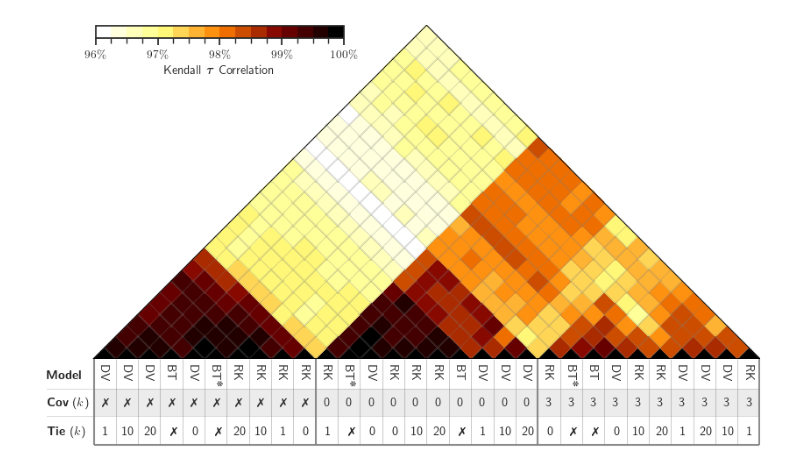
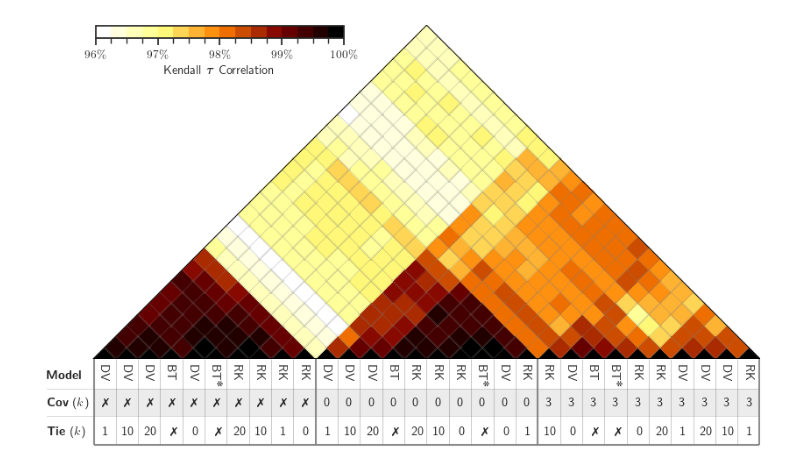
Before and after one commit to suquark/leaderbot, a Jupyter notebook: notebooks/Kendall.ipynb, the cells around one changed output. Saved outputs shown, nothing was run; the diff lists cells and outputs as text; code cells hidden in the pictures.

```diff
--- a/notebooks/Kendall.ipynb
+++ b/notebooks/Kendall.ipynb
@@ -207,21 +268,28 @@ def cor_plot(fig, ax, matrix, names, horizontal=True, cmap=None):
 # %%
-order = np.array([30, 18, 26, 14, 22, 10, 6, 3, 19, 7, 4, 1]) - 1
-
 #n_models = order.size
 n_models = scores.shape[0]
 stat= np.zeros((n_models, n_models), dtype=float)
 pvalue = np.zeros((n_models, n_models), dtype=float)
 
-rng = slice(None, None)
+# SET THIS to TRUE FOR WEIGHTED KENDALL, OR SET TO FALSE FOR UNWEIGHTED KENDALL.
+# The weighedt kendall uses the probabbility of a match between i and j as weight. That is
+# we_{ij} = P({i, j} | E) where E is the set of all pairs. P({i, j} | E) = n_{ij} / sum_{{i, j} in E} n_{ij}
+use_weight = False
 
-for i in range(n_models):
-    for j in range(i, n_models):
-        res = stats.kendalltau(scores[i, rng], scores[j, rng], variant='b', alternative='two-sided')
+for p in range(n_models):
+    for q in range(p, n_models):
+        # res = stats.kendalltau(scores[p, :], scores[q, :], variant='b', alternative='two-sided')
+        # stat[i, j] = res.statistic
 
-        stat[i, j] = res.statistic
-        stat[j, i] = stat[i, j]
-        pvalue[i, j] = res.pvalue
-        pvalue[j, i] = pvalue[i, j]
+        # Unweighted Kendall Tau
+        if use_weight:
+            stat[p, q] = kendalltau(scores[p, :], scores[q, :], weights, indices)
+        else:
+            stat[p, q] = kendalltau(scores[p, :], scores[q, :])
+
+        stat[q, p] = stat[p, q]
+        # pvalue[p, q] = res.pvalue
+        # pvalue[p, q] = pvalue[q, p]
 # %%
 # fig, ax = plt.subplots(figsize=(14, 14))
 fig = plt.figure(figsize=(10.5, 12))
@@ -231,7 +299,8 @@ ax_top = fig.add_subplot(gs[0])
 ax_top.set_aspect(2.0)
 ax_top.set_frame_on(False)  # Turn off the frame
 
-ordered_stat, indices = reorder(stat)
+method = 'average'
+ordered_stat, indices = reorder(stat, method=method, convert_to_dist=True)
 
 # indices = np.array([
 #     4, 1, 7, 8, 9, 10, 19, 20, 21, 22,
@@ -239,7 +308,9 @@ ordered_stat, indices = reorder(stat)
 #     5, 2, 11, 12, 13, 14, 23, 24, 25, 26,
 # ]) - 1
 
-indices = np.r_[indices[:10], indices[20:], indices[10:20]]
+# indices = np.r_[indices[:10], indices[20:], indices[10:20]]
+#indices = np.r_[indices[:10], indices[10:20][::-1], indices[20:30]]
+#indices = np.r_[indices[:10], indices[20:][::-1], indices[10:20][::-1]]
 
 
 ordered_stat = stat[np.ix_(indices, indices)]
@@ -259,7 +330,7 @@ with texplot.theme(use_latex=True, font_scale=0.85):
 
     cmap = plt.cm.afmhot_r
 
-    X, Y = cor_plot(fig, ax_top, ordered_stat, ordered_names, horizontal=True, cmap=cmap)
+    X, Y, cb = cor_plot(fig, ax_top, ordered_stat, ordered_names, horizontal=True, cmap=cmap, use_weight=use_weight)
 
     ax_bottom = fig.add_subplot(gs[1], sharex=ax_top)
     ax_bottom.set_aspect(0.24)
@@ -280,32 +351,38 @@ with texplot.theme(use_latex=True, font_scale=0.85):
         x = 2.0*(X[i, i]+Y[i, i])
         if i == 0: x += epsilon
         if i == n-1: x -= epsilon
         if i % 10 == 0:
             linewidth = 1.5
             color = (0.5, 0.5, 0.5, 0.9)
         else:
             linewidth = 0.75
             color = (0.5, 0.5, 0.5, 0.4)
         ax_bottom.vlines(x, 0.27, 1.35, color=color, linewidth=linewidth)
 
     ax_bottom.text(-1.14, 0.52, r'\textbf{Model}')
     ax_bottom.text(-1.14, 0.87, r'\textbf{Cov} ($k$)')
     ax_bottom.text(-1.14, 1.23, r'\textbf{Tie} ($k$)')
 
     #ax_bottom.hlines(0.22, -1.15, 1, color=(0.5, 0.5, 0.5, 0.4), linewidth=0.5)
     ax_bottom.hlines(0.65, -1.15, 1, color=(0.5, 0.5, 0.5, 0.4), linewidth=0.5)
     ax_bottom.hlines(0.99, -1.15, 1, color=(0.5, 0.5, 0.5, 0.4), linewidth=0.5)
     ax_bottom.hlines(1.35, -1+epsilon, 1-epsilon, color=(0.5, 0.5, 0.5, 0.9), linewidth=1.5)
     #ax_bottom.vlines(-1.15, 0.22, 1.25, color=(0.5, 0.5, 0.5, 0.4), linewidth=0.5)
 
     ax_bottom.add_patch(plt.Rectangle((-1+epsilon, 0.65), 2-2*epsilon, 0.99-0.65, facecolor=(0.5, 0.5, 0.5, 0.15),
                                       edgecolor='none', zorder=-1000))
 
     ax_bottom.set_xlim(left=-1.14)
 
+    ax_bottom.set_zorder(0)
+    ax_top.set_zorder(1)
 
-    plt.savefig('kendall.pdf', bbox_inches='tight', pad_inches=0)
+    if use_weight:
+        filename = 'kendall_weighted.pdf'
+    else:
+        filename = 'kendall.pdf'
+    plt.savefig(filename, bbox_inches='tight', pad_inches=0)
 
     plt.show()
 # %% [output]
-[figure, old version]
+[figure, new version]
```
Also changed, not shown: parts of 8 cells of this notebook, 44 other files.
